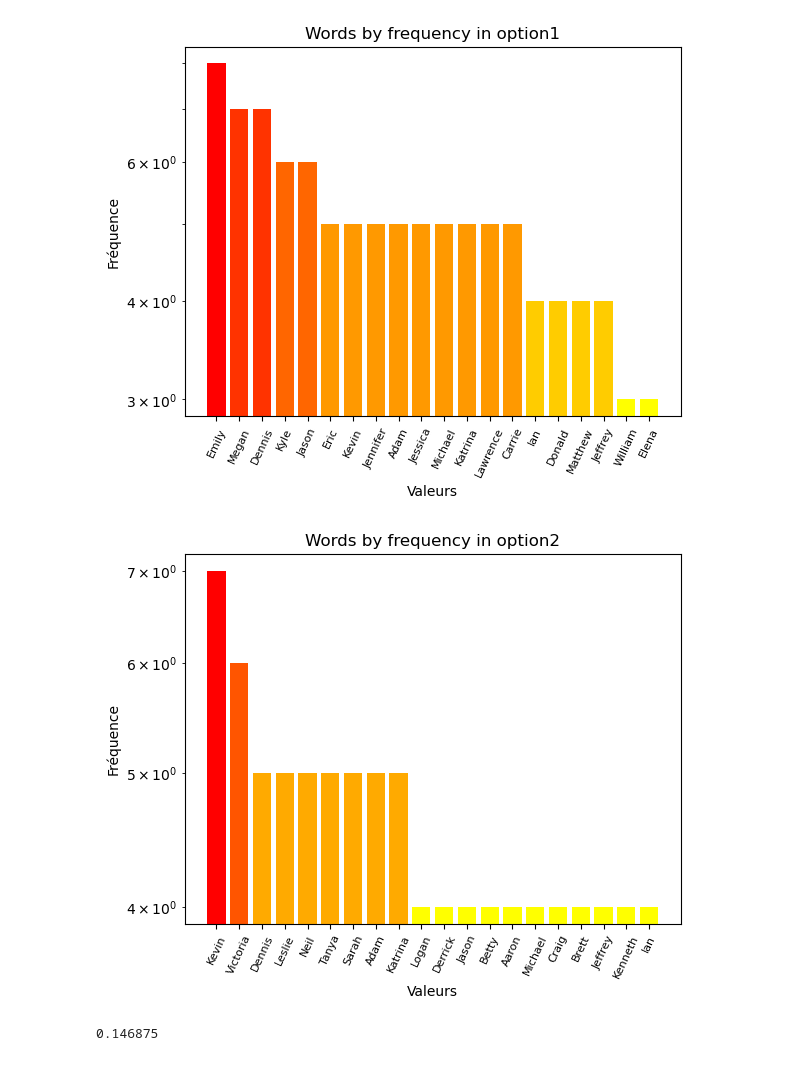
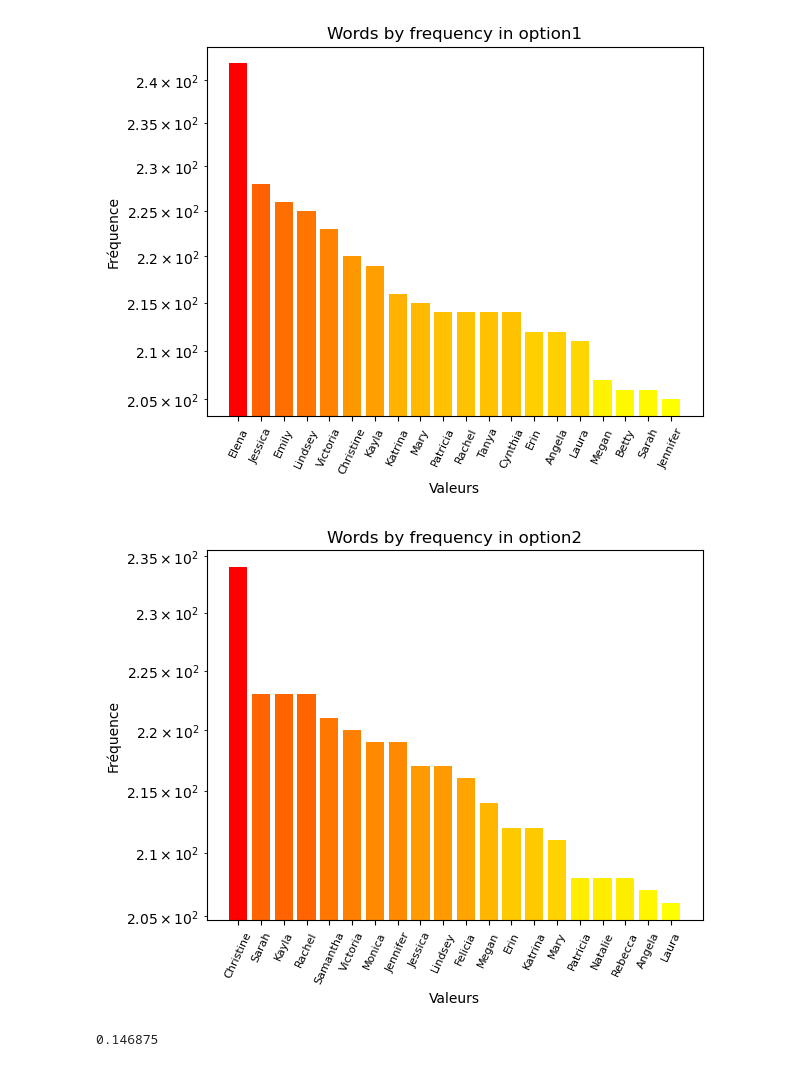
Before and after one commit to MathieuDehouck/Wino-UROP, a Jupyter notebook: Dimitri/main_Dimitri.ipynb, the cells around one changed output. Drawn from its saved outputs; the diff is of its cells as text; code cells hidden in the pictures.

```diff
--- a/Dimitri/main_Dimitri.ipynb
+++ b/Dimitri/main_Dimitri.ipynb
@@ -13,7 +13,7 @@ def convert(path):
     return PureWindowsPath(normpath(PureWindowsPath(path).as_posix())).as_posix()
 
 
-chemin_du_fichier = convert(r"..\winogrande_1.1\train_s.jsonl")
+chemin_du_fichier = convert(r"..\winogrande_1.1\train_xl.jsonl")
 df = pd.read_json(chemin_du_fichier , lines=True)
 print(df.head())
 
@@ -121,41 +114,64 @@ def frequency_COCAvsWINOGRANDE(x,y,plot_name):
     plt.legend(loc='upper left')
     plt.show()
 
+def frequency_plot_linear(x,y,plot_name):
+# Créer un colormap allant du rouge au bleu
+    cmap = colors.LinearSegmentedColormap.from_list("red_to_blue", ["yellow", "red"])
+
+# Normaliser les fréquences entre 0 et 1 pour les appliquer au colormap
+    norm = plt.Normalize(min(y), max(y))
+
+# Créer une figure et un axe
+    fig, ax = plt.subplots(figsize=(12, 6))
+
+# Dessiner l'histogramme avec un dégradé de couleur
+    for i in range(len(x)):
+        ax.bar(x[i], y[i], width=0.8, color=cmap(norm(y[i])), align='center')
+
+    ax.set_yscale('linear')
+# Titres et labels
+    plt.title(plot_name)
+    plt.xlabel("Valeurs")
+    plt.ylabel("Fréquence")
+    plt.xticks(rotation=65)
+    plt.tick_params(axis='x', which='major', labelsize=8)
+    plt.show()
+
 def frequency_plot_log_likelihood(x,y,plot_name):
 # Créer un colormap allant du rouge au bleu
     cmap = colors.LinearSegmentedColormap.from_list("red_to_blue", ["yellow", "red"])
 
 # Normaliser les fréquences entre 0 et 1 pour les appliquer au colormap
     norm = plt.Normalize(min(y), max(y))
-
+    plt.figure(figsize=(10, 6))
 # Créer une figure et un axe
     fig, ax = plt.subplots()
 
 # Dessiner l'histogramme avec un dégradé de couleur
     for i in range(len(x)):
         ax.bar(x[i], y[i], width=0.8, color=cmap(norm(y[i])), align='center')
 
     ax.set_yscale('log')
 # Titres et labels
     plt.title(plot_name)
     plt.xlabel("Words (sorted by frequency rank in Winogrande)")
     plt.ylabel("Log-likelihood score")
     plt.xticks(rotation=65)
     plt.tick_params(axis='x', which='major', labelsize=8)
     plt.show()
 
 plot_name = "Words by frequency in option1"
 x1 = [row[0] for row in words_and_occurences_sorted_option1]
 y1 = [row[1] for row in words_and_occurences_sorted_option1]
 frequency_plot(x1[:20],y1[:20],plot_name)
 
 plot_name = "Words by frequency in option2"
 x2 = [row[0] for row in words_and_occurences_sorted_option2]
 y2 = [row[1] for row in words_and_occurences_sorted_option2]
 frequency_plot(x2[:20],y2[:20],plot_name)
 # %% [output]
-[figure, old version]
+[figure, new version]
-[figure, old version]
+[figure, new version]
 # %%
 ratio1 = len(words_and_occurences_sorted_option1) / (len(l_option1) * 2)
 
```
Also changed, not shown: parts of 12 cells of this notebook.
